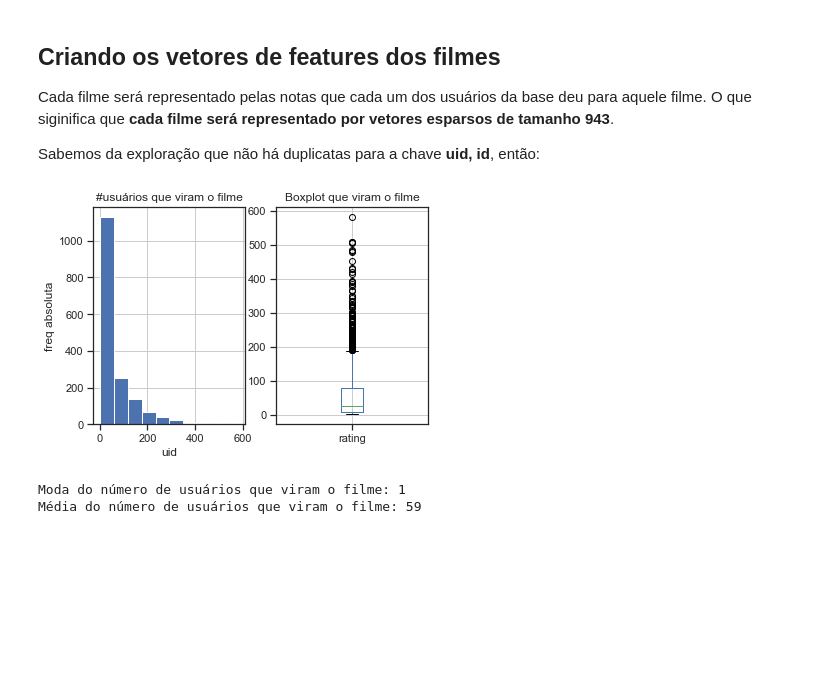
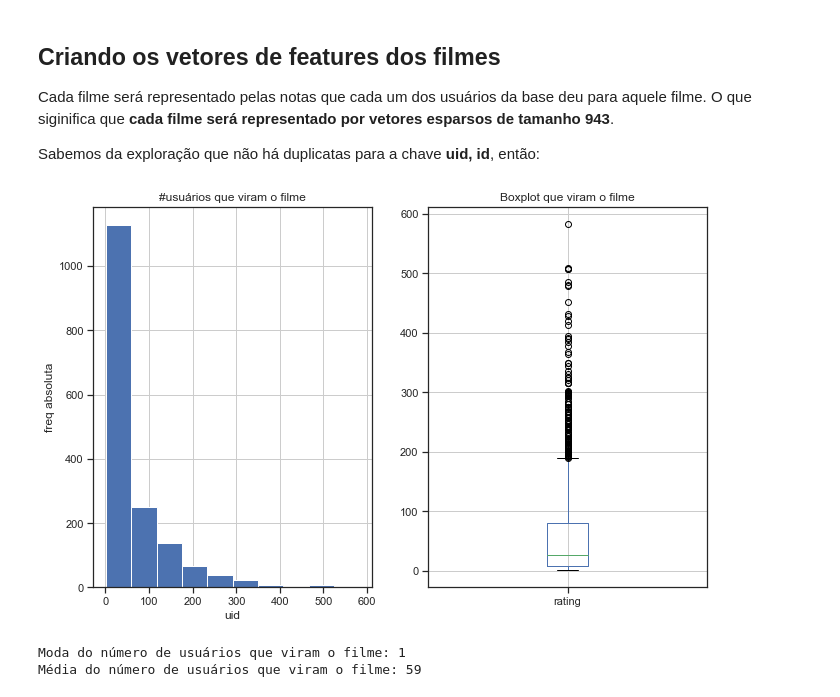
Before and after one commit to aiboxlab-ufrpe-edu-br/MovieLens-1, a Jupyter notebook: Modeling/MovieLens_clusterization.ipynb, the cells around one changed output. Drawn from its saved outputs; the diff is of its cells as text; code cells hidden in the pictures; blank space fills up the shorter version.

```diff
--- a/Modeling/MovieLens_clusterization.ipynb
+++ b/Modeling/MovieLens_clusterization.ipynb
@@ -75,18 +75,19 @@ ratings_id = ratingsDF.groupby(['id']).aggregate({'rating': len})
 # %%
 plt.figure(),
 plt.subplot(1,2,1)
 ratings_id.rating.hist()
 plt.grid(True)
 plt.title("#usuários que viram o filme")
 plt.xlabel("uid")
 plt.ylabel("freq absoluta")
 
 plt.subplot(1,2,2)
 ratings_id.boxplot()
 plt.title("Boxplot que viram o filme")
+plt.rcParams['figure.figsize'] = (11,7)
 plt.show()
 # %% [output]
-[figure, old version]
+[figure, new version]
 # %%
 print("Moda do número de usuários que viram o filme: %i" % ratings_id.rating.mode())
 print("Média do número de usuários que viram o filme: %i" % ratings_id.rating.mean())
```
Also changed, not shown: parts of 42 cells of this notebook, 1 other file.
